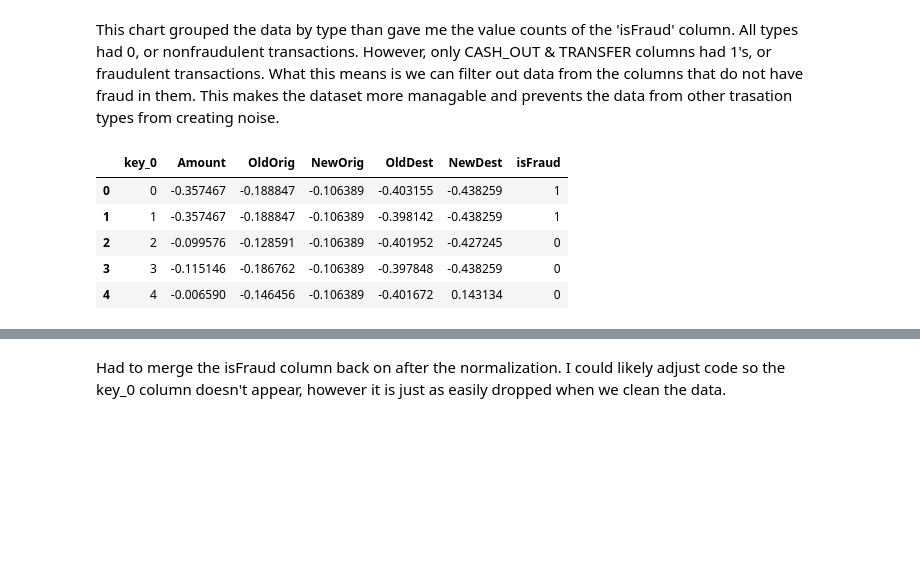
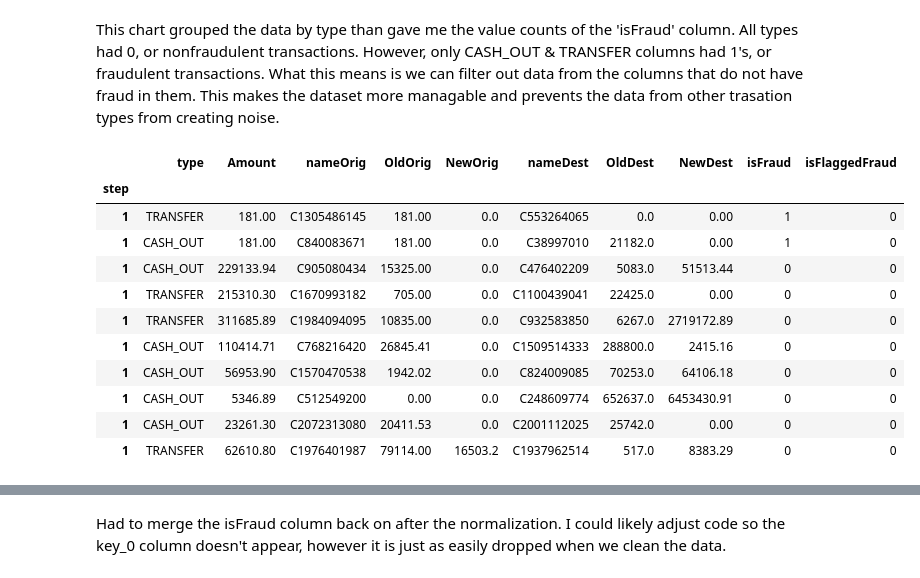
Before and after one commit to theslater11/FinancialFraudDetection, a Jupyter notebook: Notebooks/EDA.ipynb, the cells around one changed output, grey strips where cells are left out. Cells and saved outputs as stored; diff of their text form; code cells hidden in the pictures; blank space fills up the shorter version.

```diff
--- a/Notebooks/EDA.ipynb
+++ b/Notebooks/EDA.ipynb
@@ -179,14 +186,20 @@ This chart grouped the data by type than gave me the value counts of the 'isFrau
 # %%
 #creating a dataframe of the CASH_OUT and TRANFER types, encompassing all of our fraud data
 tiny_financials = financials[(financials['type'] == 'CASH_OUT') | (financials['type'] == 'TRANSFER')]
-tiny_financials.head()
+tiny_financials.head(10)
 # %% [output]
-|  | key_0 | Amount | OldOrig | NewOrig | OldDest | NewDest | isFraud |
-| 0 | 0 | -0.357467 | -0.188847 | -0.106389 | -0.403155 | -0.438259 | 1 |
-| 1 | 1 | -0.357467 | -0.188847 | -0.106389 | -0.398142 | -0.438259 | 1 |
-| 2 | 2 | -0.099576 | -0.128591 | -0.106389 | -0.401952 | -0.427245 | 0 |
-| 3 | 3 | -0.115146 | -0.186762 | -0.106389 | -0.397848 | -0.438259 | 0 |
-| 4 | 4 | -0.006590 | -0.146456 | -0.106389 | -0.401672 | 0.143134 | 0 |
+|  | type | Amount | nameOrig | OldOrig | NewOrig | nameDest | OldDest | NewDest | isFraud | isFlaggedFraud |
+| step |  |  |  |  |  |  |  |  |  |  |
+| 1 | TRANSFER | 181.00 | C1305486145 | 181.00 | 0.0 | C553264065 | 0.0 | 0.00 | 1 | 0 |
+| 1 | CASH_OUT | 181.00 | C840083671 | 181.00 | 0.0 | C38997010 | 21182.0 | 0.00 | 1 | 0 |
+| 1 | CASH_OUT | 229133.94 | C905080434 | 15325.00 | 0.0 | C476402209 | 5083.0 | 51513.44 | 0 | 0 |
+| 1 | TRANSFER | 215310.30 | C1670993182 | 705.00 | 0.0 | C1100439041 | 22425.0 | 0.00 | 0 | 0 |
+| 1 | TRANSFER | 311685.89 | C1984094095 | 10835.00 | 0.0 | C932583850 | 6267.0 | 2719172.89 | 0 | 0 |
+| 1 | CASH_OUT | 110414.71 | C768216420 | 26845.41 | 0.0 | C1509514333 | 288800.0 | 2415.16 | 0 | 0 |
+| 1 | CASH_OUT | 56953.90 | C1570470538 | 1942.02 | 0.0 | C824009085 | 70253.0 | 64106.18 | 0 | 0 |
+| 1 | CASH_OUT | 5346.89 | C512549200 | 0.00 | 0.0 | C248609774 | 652637.0 | 6453430.91 | 0 | 0 |
+| 1 | CASH_OUT | 23261.30 | C2072313080 | 20411.53 | 0.0 | C2001112025 | 25742.0 | 0.00 | 0 | 0 |
+| 1 | TRANSFER | 62610.80 | C1976401987 | 79114.00 | 16503.2 | C1937962514 | 517.0 | 8383.29 | 0 | 0 |
 # %%
 #seperate numerical columns
 numerical_columns = ['Amount','OldOrig','NewOrig','OldDest', 'NewDest']
```
Also changed, not shown: parts of 9 cells of this notebook, 2 other files.
